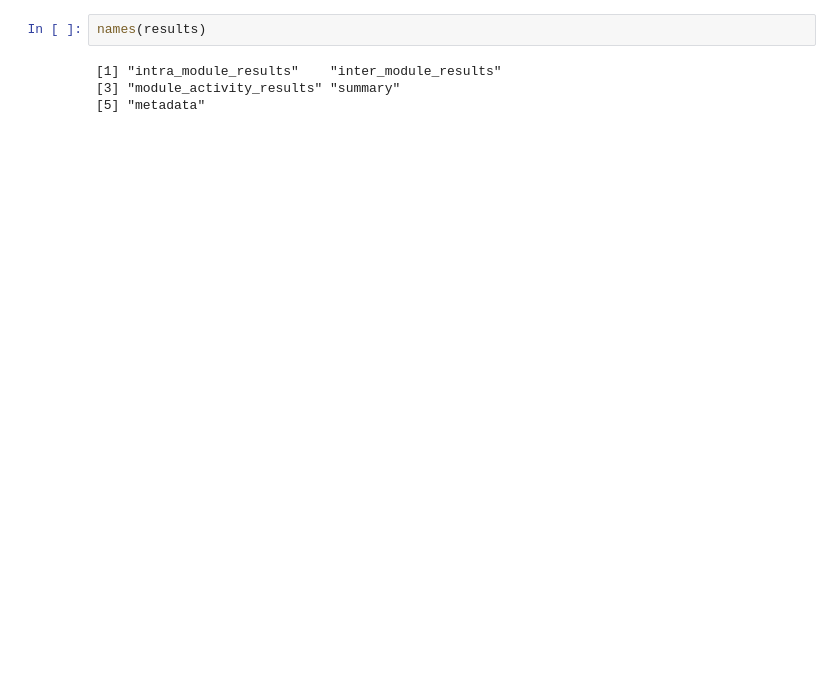
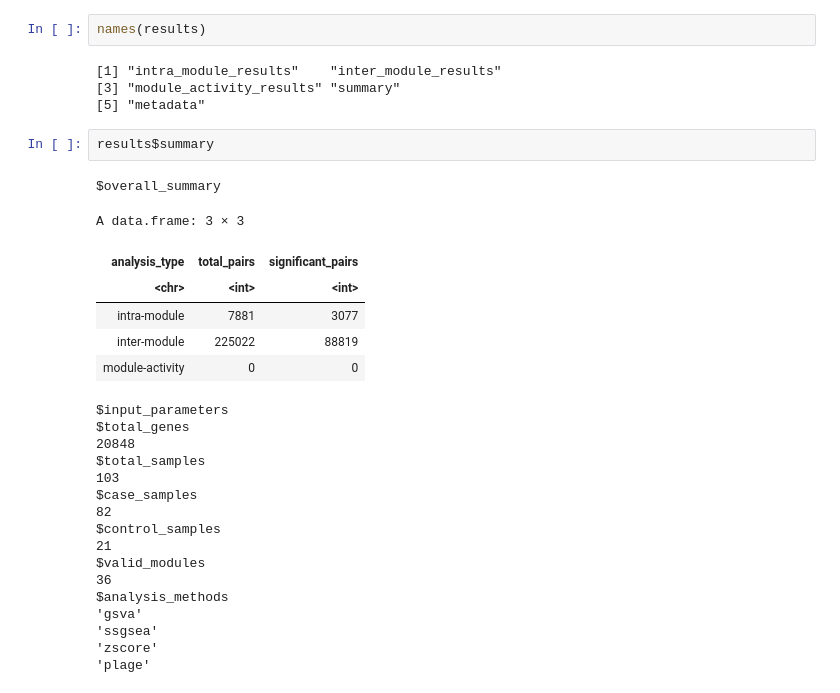
Before and after one commit to loganylchen/MPAGE, a Jupyter notebook: testing2.ipynb, the cells around one changed output. Drawn from its saved outputs; the diff is of its cells as text; blank space fills up the shorter version.

```diff
--- a/testing2.ipynb
+++ b/testing2.ipynb
@@ -87,6 +108,32 @@ names(results)
 [1] "intra_module_results"    "inter_module_results"
 [3] "module_activity_results" "summary"
 [5] "metadata"
+# %%
+results$summary
+# %% [output]
+$overall_summary
+A data.frame: 3 × 3
+| analysis_type | total_pairs | significant_pairs |
+| <chr> | <int> | <int> |
+| intra-module | 7881 | 3077 |
+| inter-module | 225022 | 88819 |
+| module-activity | 0 | 0 |
+$input_parameters
+$total_genes
+20848
+$total_samples
+103
+$case_samples
+82
+$control_samples
+21
+$valid_modules
+36
+$analysis_methods
+'gsva'
+'ssgsea'
+'zscore'
+'plage'
 # %%
 results$intra_module_results %>% arrange(odds_ratio)
 # %% [output]
```
Also changed, not shown: parts of 4 cells of this notebook, 7 other files.
